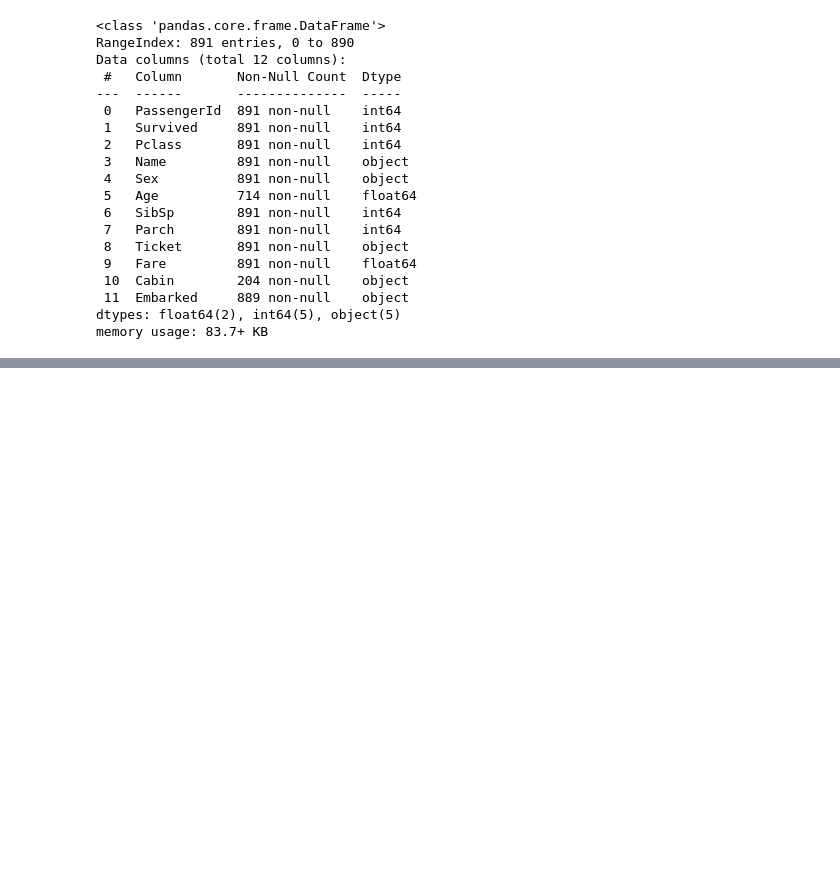
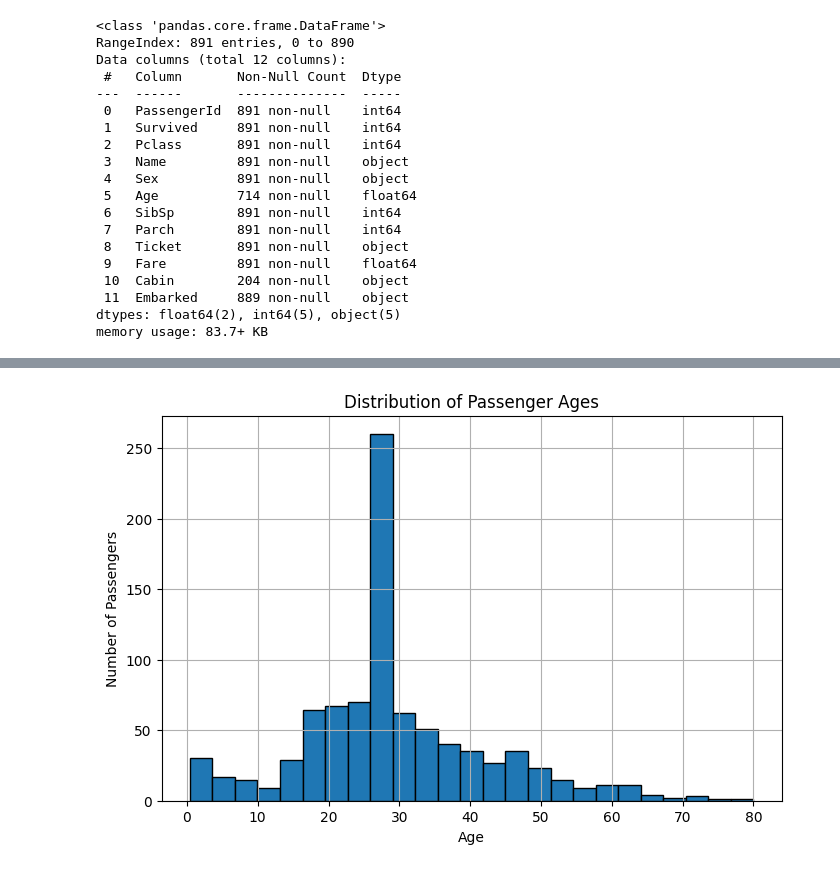
Before and after one commit to PratikSharma264/vortextech-aiml-week1, a Jupyter notebook: notebook/Week1_DataCleaning_EDA.ipynb, the cells around one changed output, grey strips where cells are left out. Saved outputs shown, nothing was run; the diff lists cells and outputs as text; code cells hidden in the pictures; blank space fills up the shorter version.

```diff
--- a/notebook/Week1_DataCleaning_EDA.ipynb
+++ b/notebook/Week1_DataCleaning_EDA.ipynb
@@ -55,0 +93,2 @@ memory usage: 83.7+ KB
+# %%
+df["Age"] = df["Age"].fillna(df["Age"].median()) # Filling missing values in the Age column using the median
@@ -55,0 +99,2 @@ memory usage: 83.7+ KB
+# %%
+df["Embarked"] = df["Embarked"].fillna(df["Embarked"].mode()[0]) # Filling missing values in the Embarked column using the mode
@@ -55,0 +105,2 @@ memory usage: 83.7+ KB
+# %%
+df.drop(columns=["Cabin"], inplace=True) # Removed Cabin column because it contains too many missing values
@@ -55,0 +135,2 @@ memory usage: 83.7+ KB
+# %%
+df.drop_duplicates(inplace=True)
@@ -55,0 +236,12 @@ memory usage: 83.7+ KB
+# %%
+plt.figure(figsize=(8,5))
+
+df["Age"].hist(bins=25, edgecolor="black")
+
+plt.title("Distribution of Passenger Ages")
+plt.xlabel("Age")
+plt.ylabel("Number of Passengers")
+plt.savefig("../images/age_distribution.png", dpi=300, bbox_inches="tight")
+plt.show()
+# %% [output]
+[figure, added]
```
Also changed, not shown: parts of 35 cells of this notebook, 4 other files.
